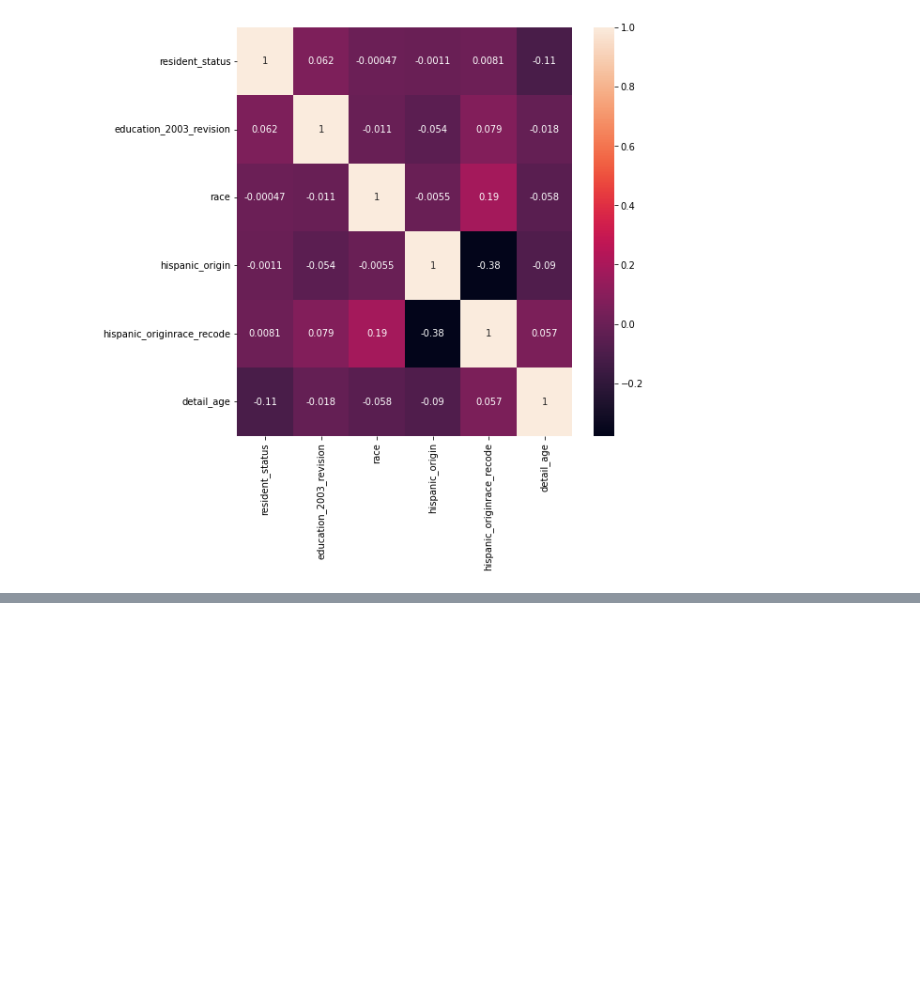
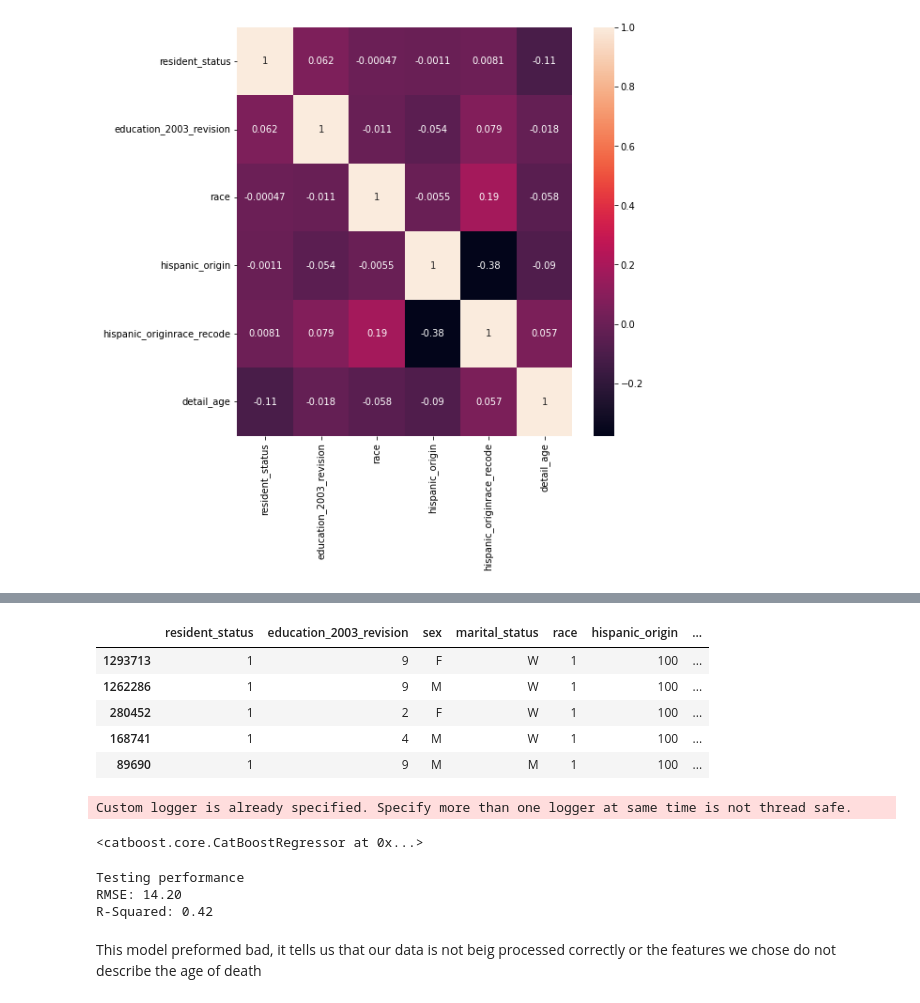
Before and after one commit to jloesch30/bds_final_project, a Jupyter notebook: notebooks/predicting_age_of_death.ipynb, the cells around one changed output, grey strips where cells are left out. Cells and saved outputs as stored; diff of their text form; code cells hidden in the pictures; blank space fills up the shorter version.

Commit message:
predicting age

```diff
--- a/notebooks/predicting_age_of_death.ipynb
+++ b/notebooks/predicting_age_of_death.ipynb
@@ -161,0 +177,4 @@ data_2005_revised.data_2005_revised
+# %%
+data_2005_revised_cat = data_2005_revised.astype({'resident_status': 'category', 'education_2003_revision': 'category',
+                                                 'sex': 'category', 'marital_status': 'category', 'race': 'category',
+                                                 'hispanic_origin': 'category', 'hispanic_originrace_recode': 'category'})
@@ -161,0 +193,18 @@ data_2005_revised.data_2005_revised
+# %%
+X = data_2005_revised_cat[['resident_status', 'education_2003_revision',
+                                                 'sex', 'marital_status', 'race',
+                                                 'hispanic_origin', 'hispanic_originrace_recode']]
+y = data_2005_revised_cat['detail_age']
+
+from sklearn.model_selection import train_test_split
+
+X_train, X_test, y_train, y_test = train_test_split(X, y, random_state=42, test_size=0.33)
+# %%
+X_train.head()
+# %% [output]
+|  | resident_status | education_2003_revision | sex | marital_status | race | hispanic_origin | ... |
+| 1293713 | 1 | 9 | F | W | 1 | 100 | ... |
+| 1262286 | 1 | 9 | M | W | 1 | 100 | ... |
+| 280452 | 1 | 2 | F | W | 1 | 100 | ... |
+| 168741 | 1 | 4 | M | W | 1 | 100 | ... |
+| 89690 | 1 | 9 | M | M | 1 | 100 | ... |
@@ -161,0 +220,22 @@ data_2005_revised.data_2005_revised
+# %%
+model.fit(train_dataset)
+# %% [output]
+Custom logger is already specified. Specify more than one logger at same time is not thread safe.
+<catboost.core.CatBoostRegressor at 0x...>
+# %%
+from sklearn.metrics import mean_squared_error
+from sklearn.metrics import r2_score
+
+pred = model.predict(X_test)
+rmse = (np.sqrt(mean_squared_error(y_test, pred)))
+r2 = r2_score(y_test, pred)
+print("Testing performance")
+print("RMSE: {:.2f}".format(rmse))
+print("R-Squared: {:.2f}".format(r2))
+# %% [output]
+Testing performance
+RMSE: 14.20
+R-Squared: 0.42
+# %% [markdown]
+This model preformed  bad, it tells us that our data is not beig processed correctly or the features we chose
+do not describe the age of death
```
Also changed, not shown: parts of 7 cells of this notebook, 6 other files.
